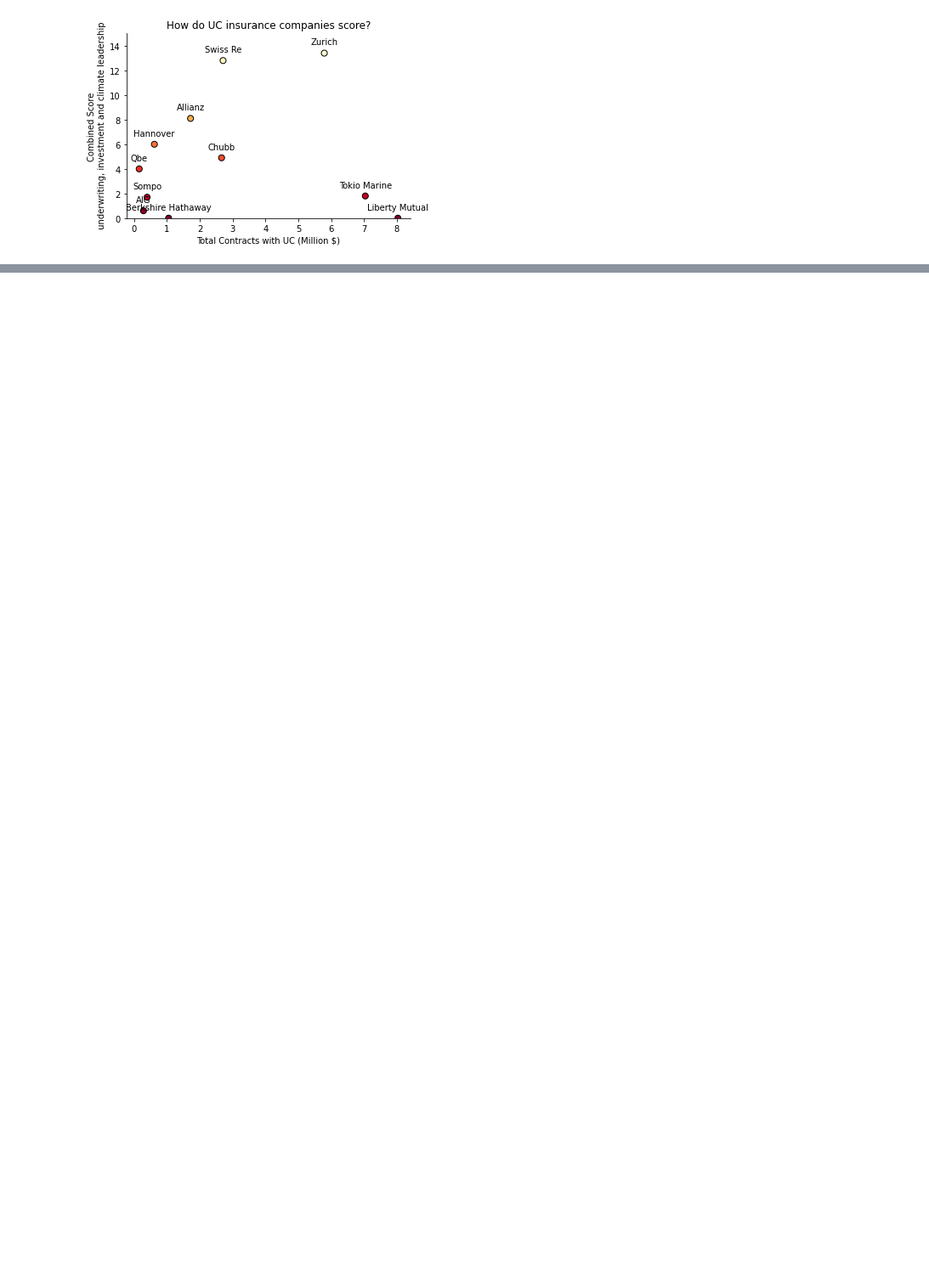
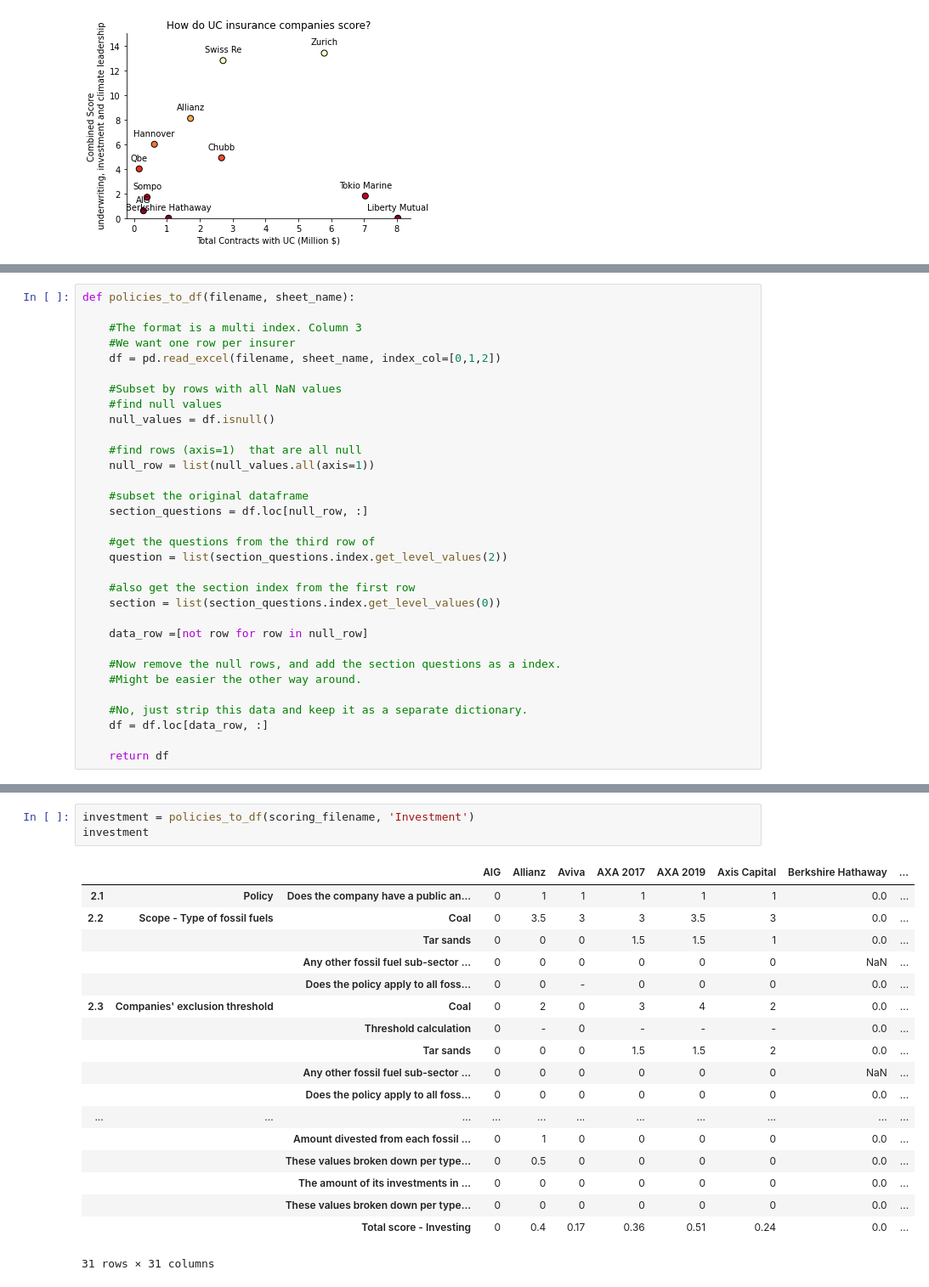
Before and after one commit to davidbrown2324/uc_insurers, a Jupyter notebook: uc_insurance_infographic.ipynb, the cells around one changed output, grey strips where cells are left out. Shown at 85% size. Cells and saved outputs as stored; diff of their text form; blank space fills up the shorter version.

Commit message:
dig into policy details

```diff
--- a/uc_insurance_infographic.ipynb
+++ b/uc_insurance_infographic.ipynb
@@ -514,0 +557,32 @@ plt.gca().get_yaxis().set_major_formatter(
+# %%
+def policies_to_df(filename, sheet_name):
+
+    #The format is a multi index. Column 3
+    #We want one row per insurer
+    df = pd.read_excel(filename, sheet_name, index_col=[0,1,2])
+
+    #Subset by rows with all NaN values
+    #find null values
+    null_values = df.isnull()
+
+    #find rows (axis=1)  that are all null
+    null_row = list(null_values.all(axis=1))
+
+    #subset the original dataframe
+    section_questions = df.loc[null_row, :]
+
+    #get the questions from the third row of
+    question = list(section_questions.index.get_level_values(2))
+
+    #also get the section index from the first row
+    section = list(section_questions.index.get_level_values(0))
+
+    data_row =[not row for row in null_row]
+
+    #Now remove the null rows, and add the section questions as a index.
+    #Might be easier the other way around.
+
+    #No, just strip this data and keep it as a separate dictionary.
+    df = df.loc[data_row, :]
+
+    return df
@@ -514,0 +620,22 @@ plt.gca().get_yaxis().set_major_formatter(
+# %%
+investment = policies_to_df(scoring_filename, 'Investment')
+investment
+# %% [output]
+|  |  |  | AIG | Allianz | Aviva | AXA 2017 | AXA 2019 | Axis Capital | Berkshire Hathaway | ... |
+| 2.1 | Policy | Does the company have a public an... | 0 | 1 | 1 | 1 | 1 | 1 | 0.0 | ... |
+| 2.2 | Scope - Type of fossil fuels | Coal | 0 | 3.5 | 3 | 3 | 3.5 | 3 | 0.0 | ... |
+|  |  | Tar sands | 0 | 0 | 0 | 1.5 | 1.5 | 1 | 0.0 | ... |
+|  |  | Any other fossil fuel sub-sector ... | 0 | 0 | 0 | 0 | 0 | 0 | NaN | ... |
+|  |  | Does the policy apply to all foss... | 0 | 0 | - | 0 | 0 | 0 | 0.0 | ... |
+| 2.3 | Companies' exclusion threshold | Coal | 0 | 2 | 0 | 3 | 4 | 2 | 0.0 | ... |
+|  |  | Threshold calculation | 0 | - | 0 | - | - | - | 0.0 | ... |
+|  |  | Tar sands | 0 | 0 | 0 | 1.5 | 1.5 | 2 | 0.0 | ... |
+|  |  | Any other fossil fuel sub-sector ... | 0 | 0 | 0 | 0 | 0 | 0 | NaN | ... |
+|  |  | Does the policy apply to all foss... | 0 | 0 | 0 | 0 | 0 | 0 | 0.0 | ... |
+| ... | ... | ... | ... | ... | ... | ... | ... | ... | ... | ... |
+|  |  | Amount divested from each fossil ... | 0 | 1 | 0 | 0 | 0 | 0 | 0.0 | ... |
+|  |  | These values broken down per type... | 0 | 0.5 | 0 | 0 | 0 | 0 | 0.0 | ... |
+|  |  | The amount of its investments in ... | 0 | 0 | 0 | 0 | 0 | 0 | 0.0 | ... |
+|  |  | These values broken down per type... | 0 | 0 | 0 | 0 | 0 | 0 | 0.0 | ... |
+|  |  | Total score - Investing | 0 | 0.4 | 0.17 | 0.36 | 0.51 | 0.24 | 0.0 | ... |
+31 rows × 31 columns
```
Also changed, not shown: parts of 18 cells of this notebook.
